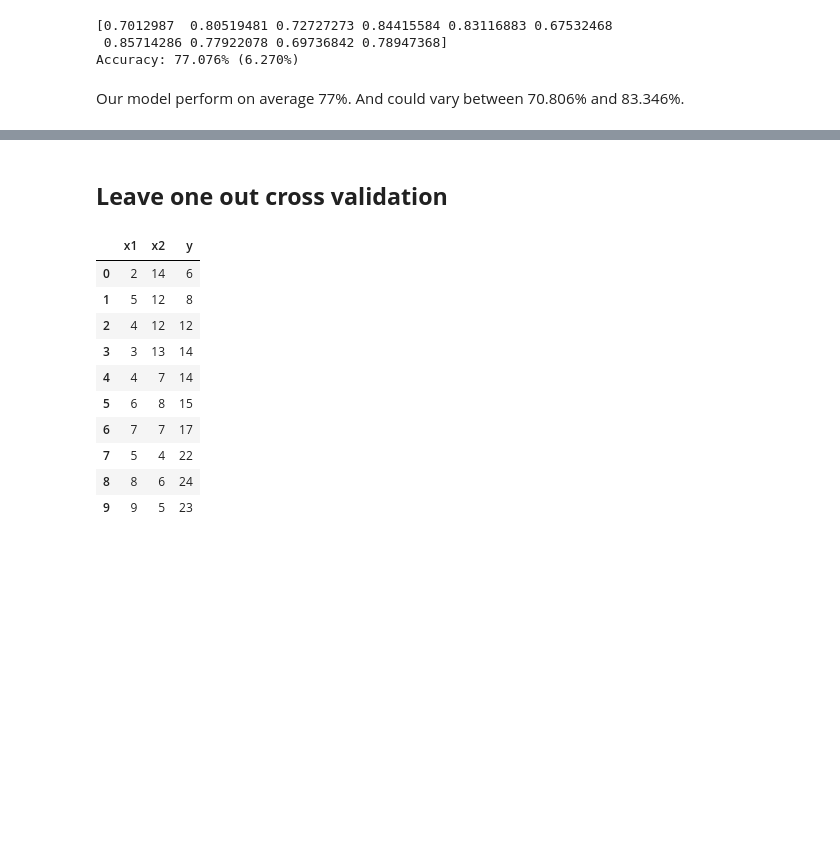
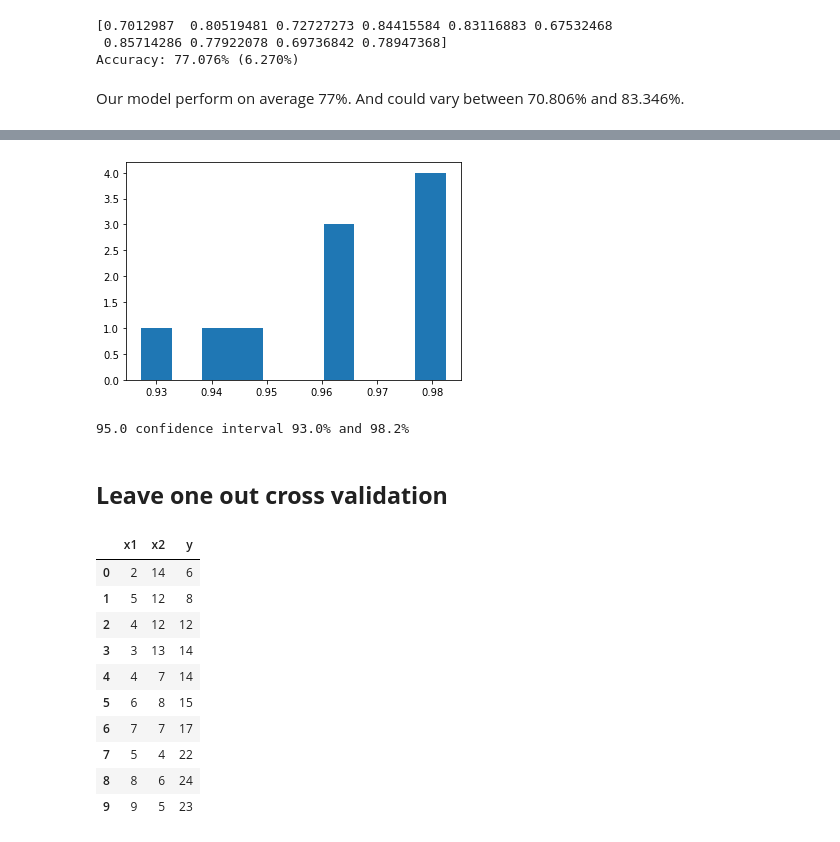
Before and after one commit to RochaErik/X-Cross-Validations-GridSearchCV-RandomSearchCV-Pipeline, a Jupyter notebook: Model_Selection_&_Otimization.ipynb, the cells around one changed output, grey strips where cells are left out. Cells and saved outputs as stored; diff of their text form; code cells hidden in the pictures; blank space fills up the shorter version.

```diff
--- a/Model_Selection_&_Otimization.ipynb
+++ b/Model_Selection_&_Otimization.ipynb
@@ -40,0 +72,3 @@ Our model perform on average 77%. And could vary between 70.806% and 83.346%.
+# %%
+X = data.data
+X
@@ -40,0 +89,3 @@ Our model perform on average 77%. And could vary between 70.806% and 83.346%.
+# %%
+y = data.target
+y
@@ -40,0 +105,3 @@ Our model perform on average 77%. And could vary between 70.806% and 83.346%.
+# %%
+df = pd.concat([X,y], axis=1)
+df
@@ -40,0 +122,16 @@ Our model perform on average 77%. And could vary between 70.806% and 83.346%.
+# %%
+values = df.values
+n_iteractions = 10
+n_size = int(len(df) * 1)
+scores = list()
+
+for i in range(n_iteractions):
+    train = resample(values, n_samples=n_size)
+    test = np.array([x for x in values if x.tolist() not in train.tolist()])
+
+    rfcl = RandomForestClassifier()
+    rfcl.fit(train[:, :-1], train[:, -1])
+    predict = rfcl.predict(test[:, :-1])
+    score = accuracy_score(test[:, -1], predict)
+    print(score)
+    scores.append(score)
@@ -41,3 +149,17 @@ Our model perform on average 77%. And could vary between 70.806% and 83.346%.
+# %%
+plt.hist(scores)
+plt.show()
+
+alpha = 0.95
+p1 = ((1.0 - alpha)/2) * 100
+lower = max(0.0, np.percentile(scores, p1))
+p2 = (alpha + (1.0 - alpha)/2) * 100
+upper = min(1.0, np.percentile(scores, p2))
+
+print('%.1f confidence interval %.1f%% and %.1f%%' %(alpha*100, lower*100, upper*100))
+# %% [output]
+[figure, added]
+95.0 confidence interval 93.0% and 98.2%
 # %% [markdown]
 ## **Leave one out cross validation**
 # %%
```
Also changed, not shown: parts of 7 cells of this notebook, 1 other file.
